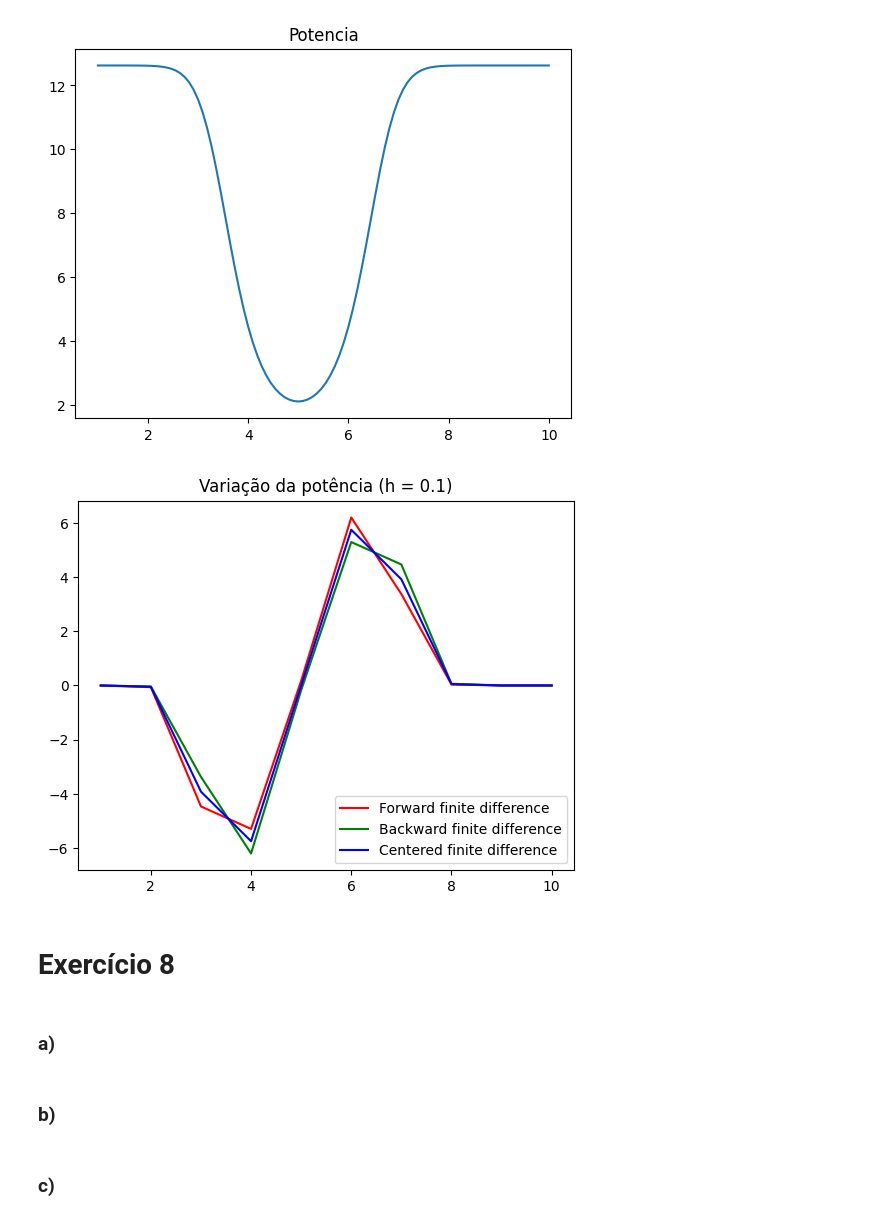
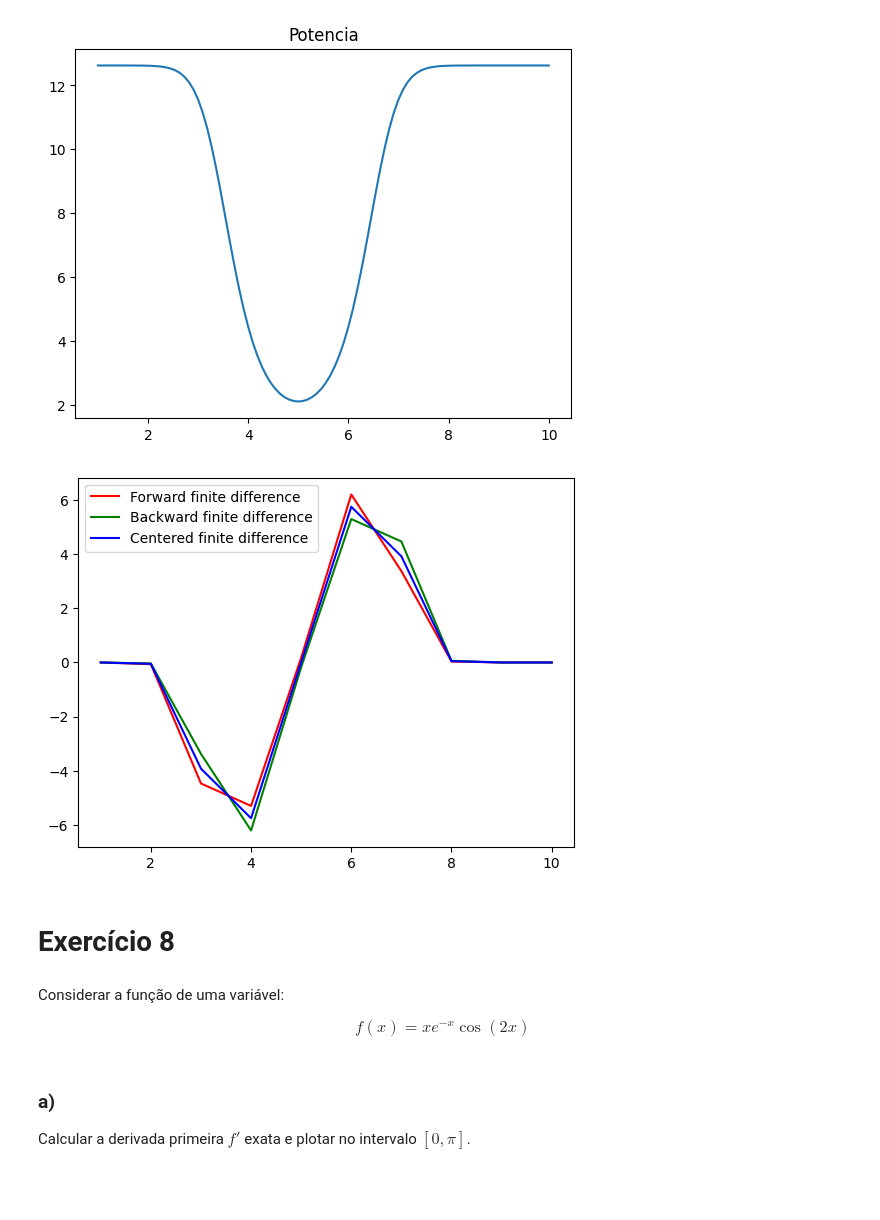
Before and after one commit to heloisaPazeti/Calc_Numeric, a Jupyter notebook: Exercicios/Lista_5.ipynb, the cells around one changed output. Saved outputs shown, nothing was run; the diff lists cells and outputs as text; code cells hidden in the pictures; blank space fills up the shorter version.

```diff
--- a/Exercicios/Lista_5.ipynb
+++ b/Exercicios/Lista_5.ipynb
@@ -154,10 +154,10 @@ for i in range(len(data)-1):
 
     dataSplit = data[i].split()
 
-    c1.append(dataSplit[0])
-    c2.append(dataSplit[1])
-    c3.append(dataSplit[2])
-    c4.append(dataSplit[3])
+    c1.append(float(dataSplit[0]))
+    c2.append(float(dataSplit[1]))
+    c3.append(float(dataSplit[2]))
+    c4.append(float(dataSplit[3]))
 
 arquivo.close()
 # %% [markdown]
@@ -262,3 +262,25 @@ Nota-se que o tipo de função irá depender da quantidade de termos de cada pos
 $$A = \begin{pmatrix}1 & x_0¹ & x_0² & ... & x_0^n \\ 1 & x_1¹ & x_1² & ... & x_1^n  \\ ... & ... & ... & ... & ... \end{pmatrix}$$
 
 E seguindo assim para $n$ termos. Então para uma possiblidade de 4 termos, independente dos coeficientes teríamos uma função cúbica.
+# %%
+x = y = np.linspace(0, 1, 100)
+
+coef = [c[2], c[1],c[0]]
+z = np.polyval(coef, x)
+
+plt.plot(c1, c3, '.r')
+plt.plot(c2, c3, '.g')
+plt.plot(x, z, '-b')
+plt.show()
+
+fig = plt.figure()
+ax = fig.add_subplot(projection='3d')
+
+ax.scatter(c1, c2, c3)
+ax.plot(x,y,z,'-b')
+
+ax.set_xlabel('X Label')
+ax.set_ylabel('Y Label')
+ax.set_zlabel('Z Label')
+
+plt.show()
@@ -453,12 +476,6 @@ def CalcPot(X):
 
     return np.array(W)
 # %%
-# VALORES DO EXEMPLO
-n, m = 8, 9
-qB = 3
-natm = n*m -1
-nB = 0
-
 div = np.linspace(1, 10, 100)
 P = CalcPot(div)
 plt.plot(div, P)
@@ -519,22 +536,19 @@ def Derivadas(x, funcao, dist):
 # %%
 x = np.linspace(1, 10, 10)
 dist = 1e-1
 
 resF, resB, resC = Derivadas(x, CalcPot, dist)
 
-plt.plot(x, resF, "-r")
-plt.plot(x, resB, "-g")
-plt.plot(x, resC, "-b")
-plt.title("Variação da potência (h = 0.1)")
-plt.legend(["Forward finite difference", "Backward finite difference", "Centered finite difference"], loc="lower right")
+plt.plot(x, resF, "-r", label="Forward finite difference")
+plt.plot(x, resB, "-g", label="Backward finite difference")
+plt.plot(x, resC, "-b", label="Centered finite difference")
+plt.legend()
 plt.show()
 # %% [output]
-[figure, old version]
+[figure, new version]
 # %% [markdown]
 # Exercício 8
-# %% [markdown]
-### a)
-# %% [markdown]
-### b)
-# %% [markdown]
-### c)
+# %% [markdown]
+Considerar a função de uma variável:
+
+$$f(x)=xe^{-x}\cos(2x)$$
@@ -540,0 +558,4 @@ plt.show()
+# %% [markdown]
+### a)
+
+Calcular a derivada primeira $f'$ exata e plotar no intervalo $[0, \pi]$.
```
Also changed, not shown: parts of 14 cells of this notebook.
